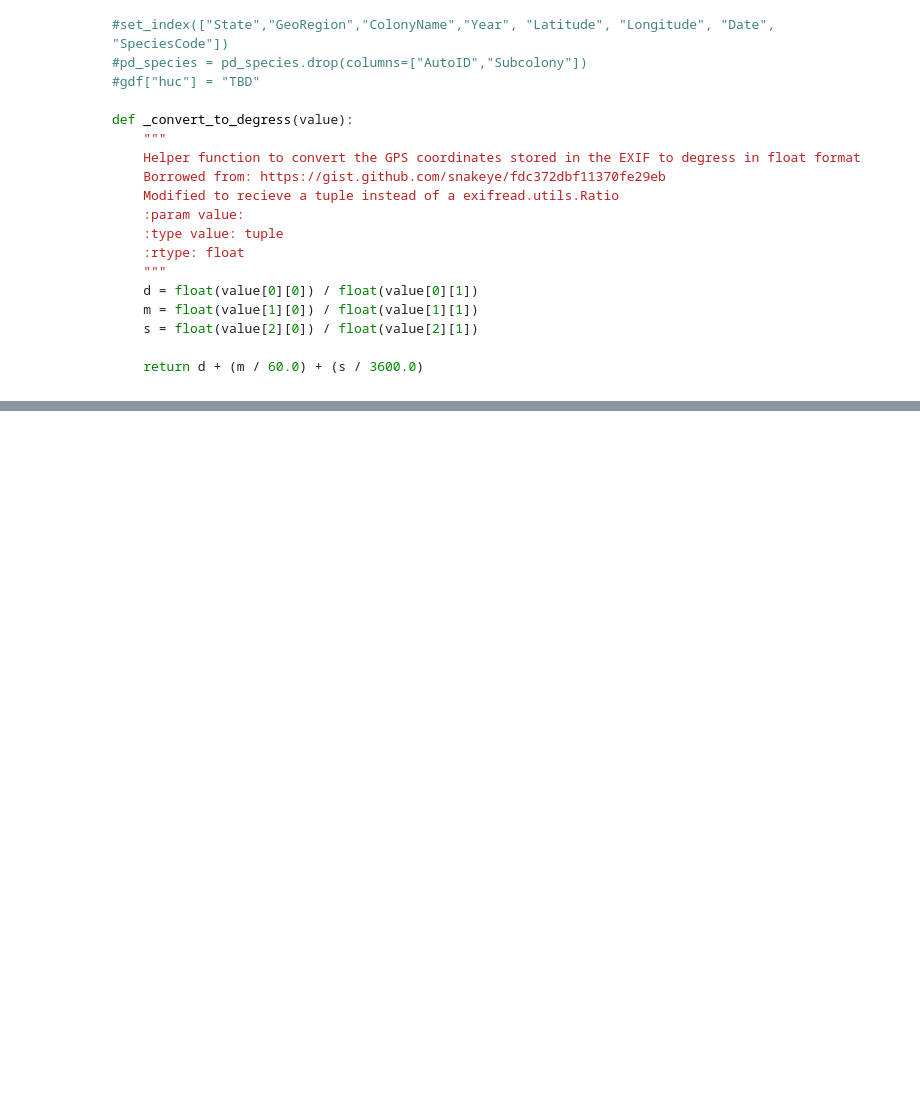
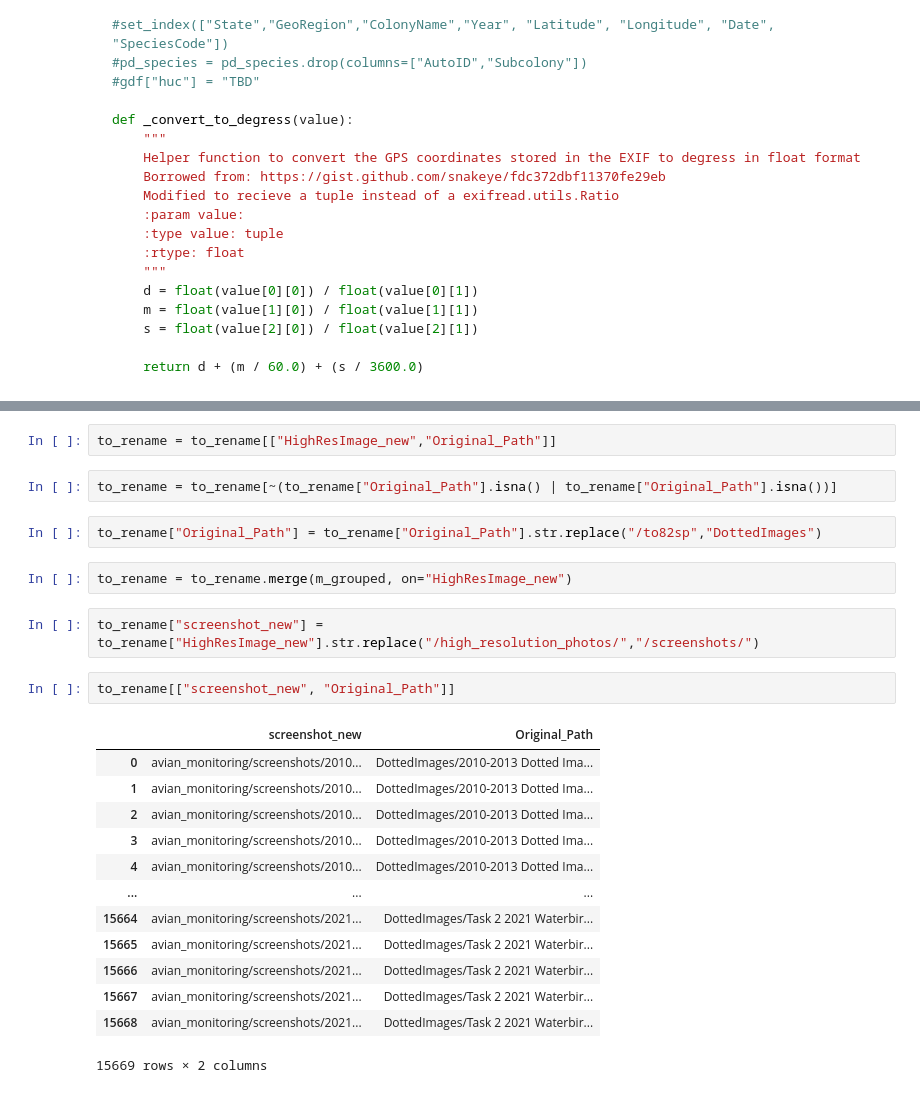
Before and after one commit to waterinstitute/avian_data_ingestor, a Jupyter notebook: doc/Metadata for DottedImages.ipynb, the cells around one changed output, grey strips where cells are left out. Cells and saved outputs as stored; diff of their text form; blank space fills up the shorter version.

```diff
--- a/doc/Metadata for DottedImages.ipynb
+++ b/doc/Metadata for DottedImages.ipynb
@@ -330,0 +430,26 @@ def _convert_to_degress(value):
+# %%
+to_rename = to_rename[["HighResImage_new","Original_Path"]]
+# %%
+to_rename = to_rename[~(to_rename["Original_Path"].isna() | to_rename["Original_Path"].isna())]
+# %%
+to_rename["Original_Path"] = to_rename["Original_Path"].str.replace("/to82sp","DottedImages")
+# %%
+to_rename = to_rename.merge(m_grouped, on="HighResImage_new")
+# %%
+to_rename["screenshot_new"] = to_rename["HighResImage_new"].str.replace("/high_resolution_photos/","/screenshots/")
+# %%
+to_rename[["screenshot_new", "Original_Path"]]
+# %% [output]
+|  | screenshot_new | Original_Path |
+| 0 | avian_monitoring/screenshots/2010... | DottedImages/2010-2013 Dotted Ima... |
+| 1 | avian_monitoring/screenshots/2010... | DottedImages/2010-2013 Dotted Ima... |
+| 2 | avian_monitoring/screenshots/2010... | DottedImages/2010-2013 Dotted Ima... |
+| 3 | avian_monitoring/screenshots/2010... | DottedImages/2010-2013 Dotted Ima... |
+| 4 | avian_monitoring/screenshots/2010... | DottedImages/2010-2013 Dotted Ima... |
+| ... | ... | ... |
+| 15664 | avian_monitoring/screenshots/2021... | DottedImages/Task 2 2021 Waterbir... |
+| 15665 | avian_monitoring/screenshots/2021... | DottedImages/Task 2 2021 Waterbir... |
+| 15666 | avian_monitoring/screenshots/2021... | DottedImages/Task 2 2021 Waterbir... |
+| 15667 | avian_monitoring/screenshots/2021... | DottedImages/Task 2 2021 Waterbir... |
+| 15668 | avian_monitoring/screenshots/2021... | DottedImages/Task 2 2021 Waterbir... |
+15669 rows × 2 columns
```
Also changed, not shown: parts of 56 cells of this notebook.
